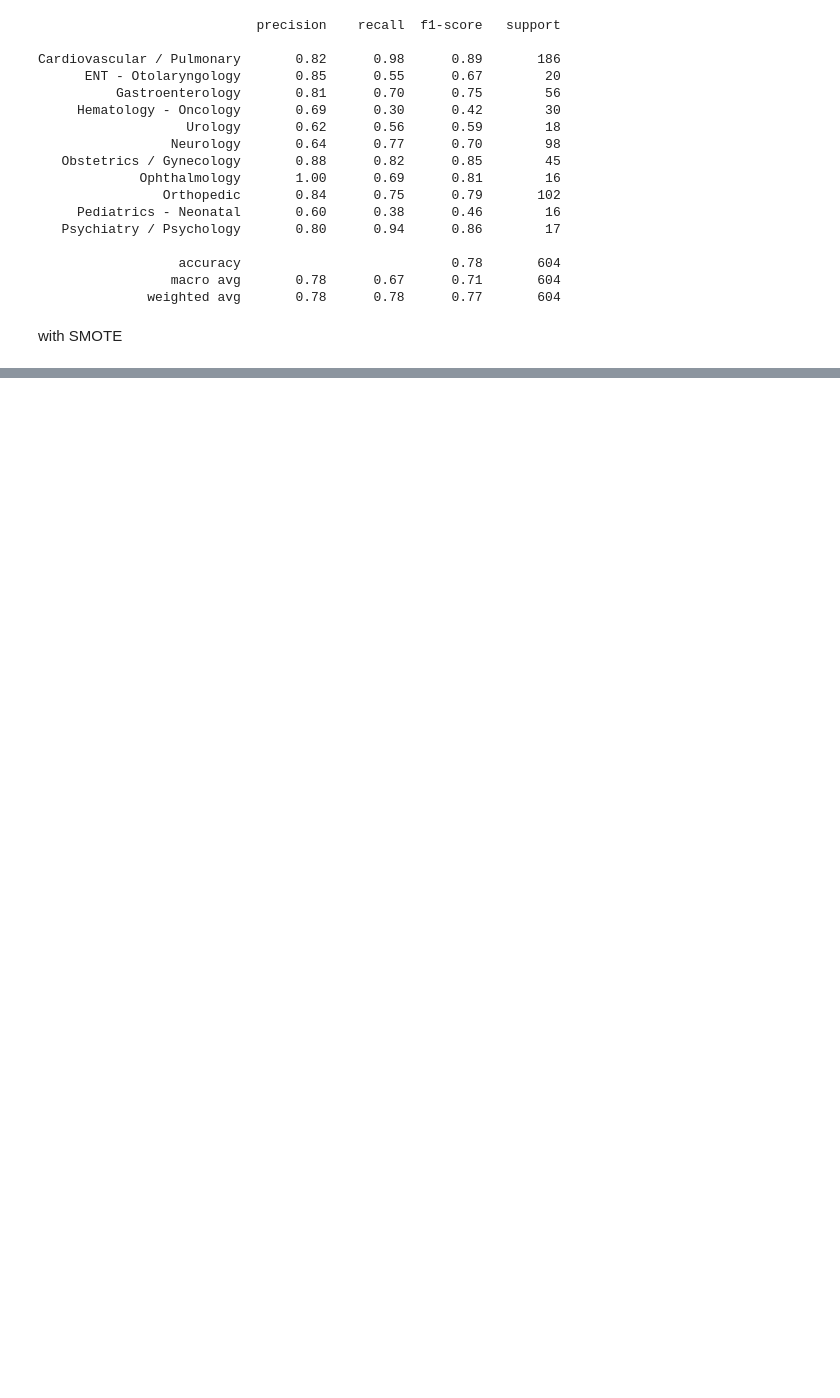
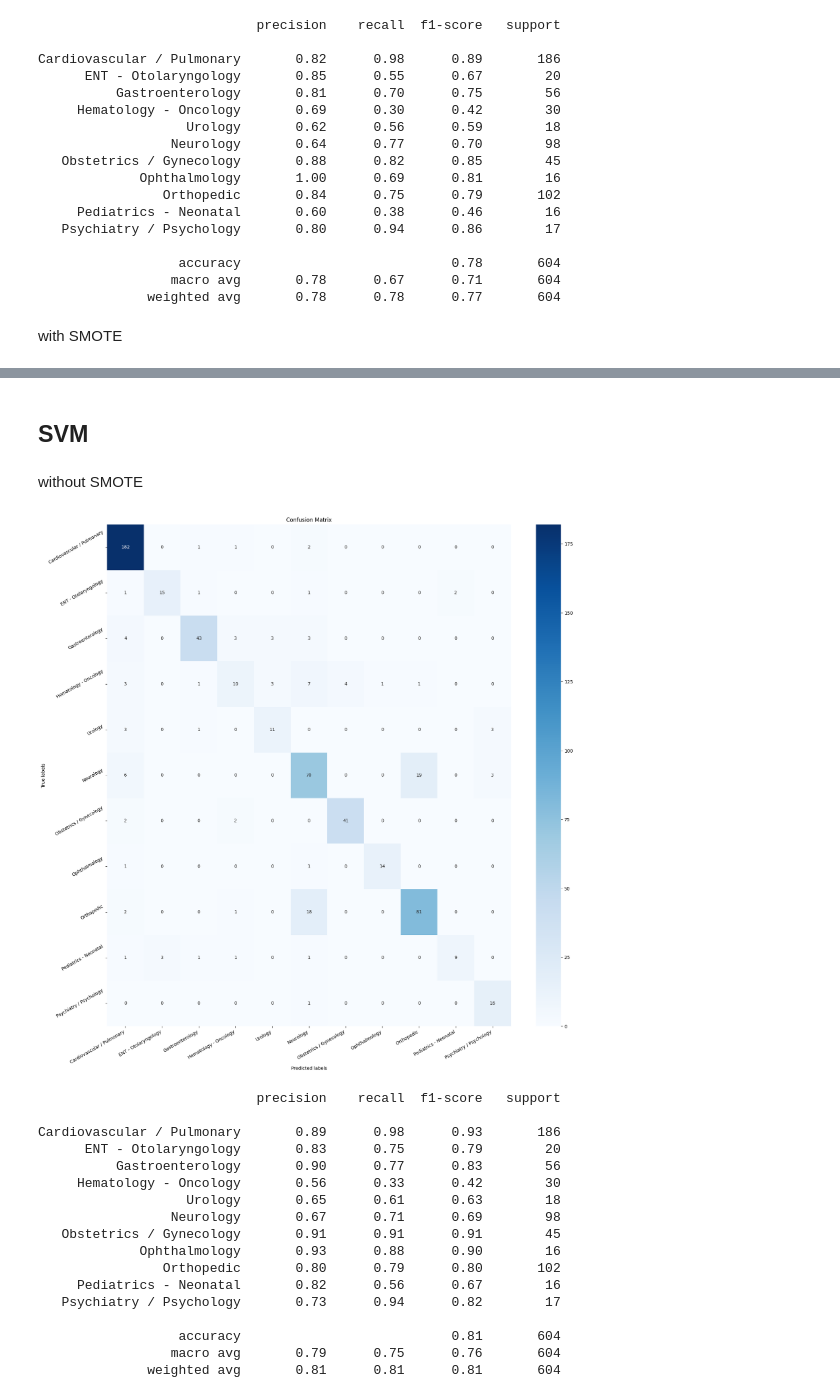
Before and after one commit to evgene-sh/HMLP, a Jupyter notebook: main.ipynb, the cells around one changed output, grey strips where cells are left out. Drawn from its saved outputs; the diff is of its cells as text; code cells hidden in the pictures; blank space fills up the shorter version.

```diff
--- a/main.ipynb
+++ b/main.ipynb
@@ -340,13 +352,13 @@ with SMOTE
 smote_over_sample = SMOTE(sampling_strategy='minority')
 
 x, y = smote_over_sample.fit_resample(docterm_matrix_reduced, labels)
-x_train, x_test, y_train, y_test = train_test_split(x, y, stratify=y, random_state=1)
+x_smote_train, x_smote_test, y_smote_train, y_smote_test = train_test_split(x, y, stratify=y, random_state=1)
 
 
-clf = LogisticRegression(penalty='elasticnet', solver='saga', l1_ratio=0.5, random_state=1).fit(x_train, y_train)
-y_smote_test_pred = clf.predict(x_test)
+clf = LogisticRegression(penalty='elasticnet', solver='saga', l1_ratio=0.5, random_state=1).fit(x_smote_train, y_smote_train)
+y_smote_test_pred = clf.predict(x_smote_test)
 
-learning_results(y_test, y_smote_test_pred, category_list)
+learning_results(y_smote_test, y_smote_test_pred, category_list)
 # %% [output]
 [figure]
                             precision    recall  f1-score   support
@@ -368,0 +381,30 @@ Cardiovascular / Pulmonary       0.82      0.96      0.89       186
+# %% [markdown]
+## SVM
+# %% [markdown]
+without SMOTE
+# %%
+SVM = svm.SVC(C=1.0, kernel='linear')
+SVM.fit(x_train, y_train)
+
+y_test_pred = SVM.predict(x_test)
+
+learning_results(y_test, y_test_pred, category_list)
+# %% [output]
+[figure, added]
+                            precision    recall  f1-score   support
+
+Cardiovascular / Pulmonary       0.89      0.98      0.93       186
+      ENT - Otolaryngology       0.83      0.75      0.79        20
+          Gastroenterology       0.90      0.77      0.83        56
+     Hematology - Oncology       0.56      0.33      0.42        30
+                   Urology       0.65      0.61      0.63        18
+                 Neurology       0.67      0.71      0.69        98
+   Obstetrics / Gynecology       0.91      0.91      0.91        45
+             Ophthalmology       0.93      0.88      0.90        16
+                Orthopedic       0.80      0.79      0.80       102
+     Pediatrics - Neonatal       0.82      0.56      0.67        16
+   Psychiatry / Psychology       0.73      0.94      0.82        17
+
+                  accuracy                           0.81       604
+                 macro avg       0.79      0.75      0.76       604
+              weighted avg       0.81      0.81      0.81       604
```
Also changed, not shown: parts of 5 cells of this notebook.
